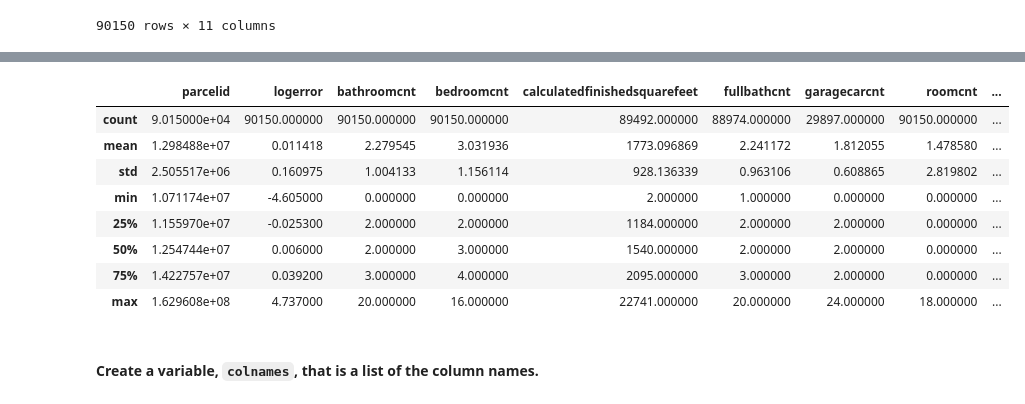
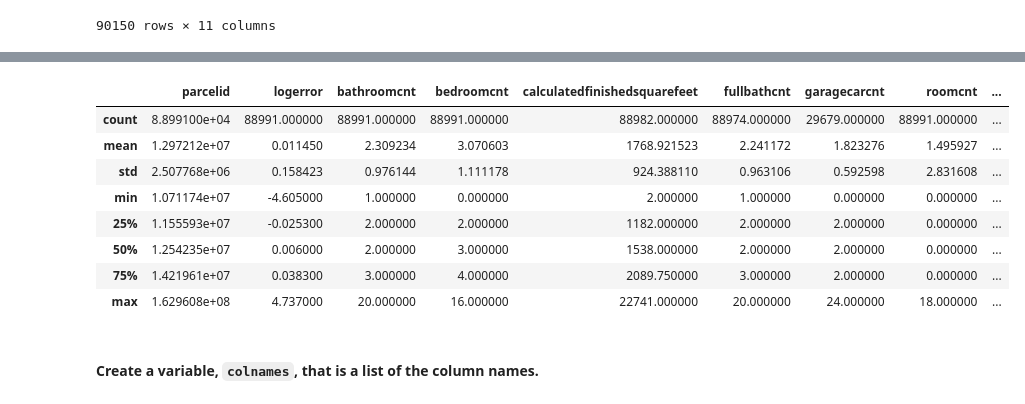
Before and after one commit to ksanmiguel10/codeup-ds-projects, a Jupyter notebook: Regression_Project_KatySalts.ipynb, the cells around one changed output, grey strips where cells are left out. Saved outputs shown, nothing was run; the diff lists cells and outputs as text; code cells hidden in the pictures.

```diff
--- a/Regression_Project_KatySalts.ipynb
+++ b/Regression_Project_KatySalts.ipynb
@@ -179,14 +194,16 @@ df3
+# %%
+df4 = df3.drop(df3[df3.bathroomcnt == 0].index)
 # %%
-df3.describe()
+df4.describe()
 # %% [output]
 |  | parcelid | logerror | bathroomcnt | bedroomcnt | calculatedfinishedsquarefeet | fullbathcnt | garagecarcnt | roomcnt | ... |
-| count | 9.015000e+04 | 90150.000000 | 90150.000000 | 90150.000000 | 89492.000000 | 88974.000000 | 29897.000000 | 90150.000000 | ... |
-| mean | 1.298488e+07 | 0.011418 | 2.279545 | 3.031936 | 1773.096869 | 2.241172 | 1.812055 | 1.478580 | ... |
-| std | 2.505517e+06 | 0.160975 | 1.004133 | 1.156114 | 928.136339 | 0.963106 | 0.608865 | 2.819802 | ... |
-| min | 1.071174e+07 | -4.605000 | 0.000000 | 0.000000 | 2.000000 | 1.000000 | 0.000000 | 0.000000 | ... |
-| 25% | 1.155970e+07 | -0.025300 | 2.000000 | 2.000000 | 1184.000000 | 2.000000 | 2.000000 | 0.000000 | ... |
-| 50% | 1.254744e+07 | 0.006000 | 2.000000 | 3.000000 | 1540.000000 | 2.000000 | 2.000000 | 0.000000 | ... |
-| 75% | 1.422757e+07 | 0.039200 | 3.000000 | 4.000000 | 2095.000000 | 3.000000 | 2.000000 | 0.000000 | ... |
+| count | 8.899100e+04 | 88991.000000 | 88991.000000 | 88991.000000 | 88982.000000 | 88974.000000 | 29679.000000 | 88991.000000 | ... |
+| mean | 1.297212e+07 | 0.011450 | 2.309234 | 3.070603 | 1768.921523 | 2.241172 | 1.823276 | 1.495927 | ... |
+| std | 2.507768e+06 | 0.158423 | 0.976144 | 1.111178 | 924.388110 | 0.963106 | 0.592598 | 2.831608 | ... |
+| min | 1.071174e+07 | -4.605000 | 1.000000 | 0.000000 | 2.000000 | 1.000000 | 0.000000 | 0.000000 | ... |
+| 25% | 1.155593e+07 | -0.025300 | 2.000000 | 2.000000 | 1182.000000 | 2.000000 | 2.000000 | 0.000000 | ... |
+| 50% | 1.254235e+07 | 0.006000 | 2.000000 | 3.000000 | 1538.000000 | 2.000000 | 2.000000 | 0.000000 | ... |
+| 75% | 1.421961e+07 | 0.038300 | 3.000000 | 4.000000 | 2089.750000 | 3.000000 | 2.000000 | 0.000000 | ... |
 | max | 1.629608e+08 | 4.737000 | 20.000000 | 16.000000 | 22741.000000 | 20.000000 | 24.000000 | 18.000000 | ... |
 # %% [markdown]
 #### Create a variable, `colnames`, that is a list of the column names.
```
Also changed, not shown: parts of 16 cells of this notebook.
